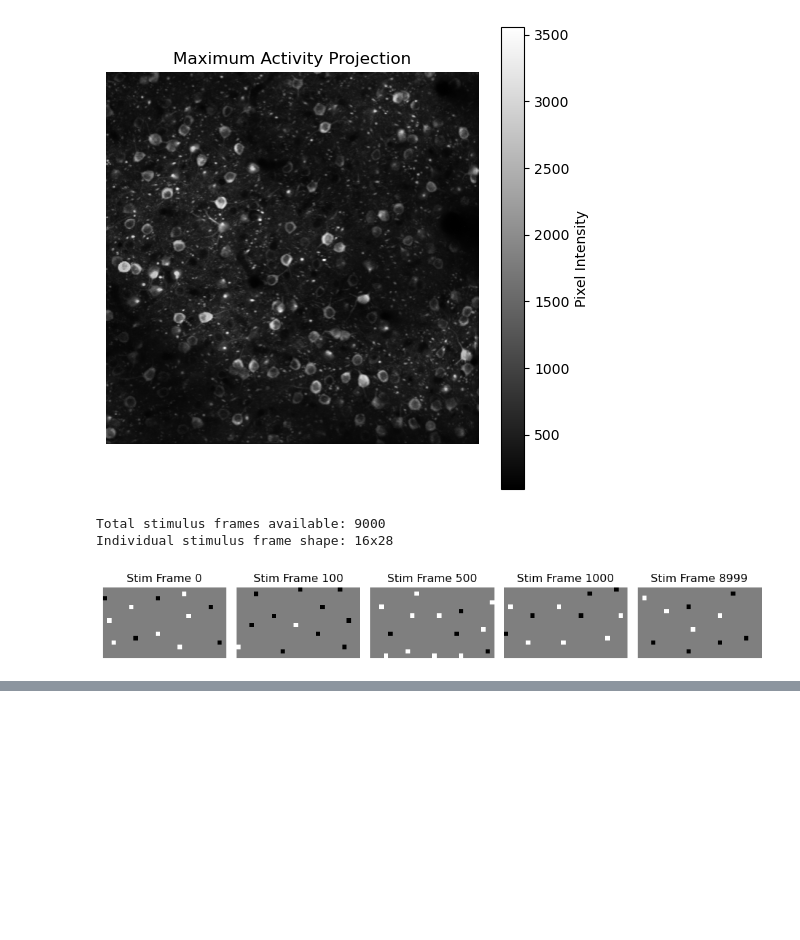
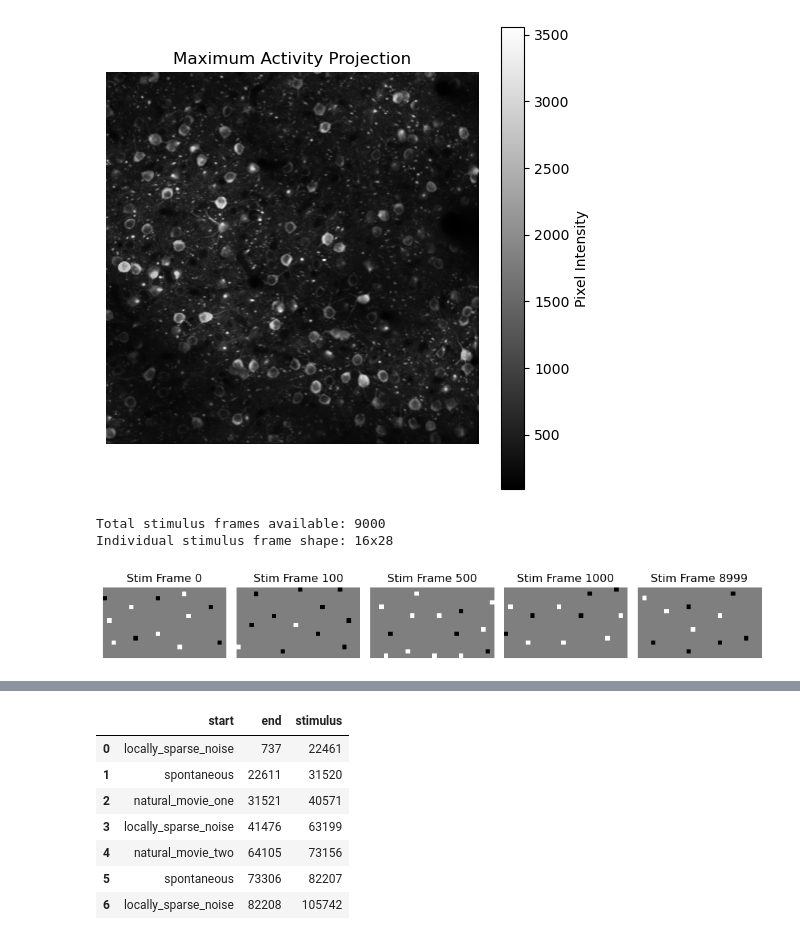
Before and after one commit to ak-andreas/nds-final-project-summer25, a Jupyter notebook: practical02.ipynb, the cells around one changed output, grey strips where cells are left out. Drawn from its saved outputs; the diff is of its cells as text; code cells hidden in the pictures; blank space fills up the shorter version.

```diff
--- a/practical02.ipynb
+++ b/practical02.ipynb
@@ -305,0 +337,11 @@ Individual stimulus frame shape: 16x28
+# %%
+data["stim_epoch_table"]
+# %% [output]
+|  | start | end | stimulus |
+| 0 | locally_sparse_noise | 737 | 22461 |
+| 1 | spontaneous | 22611 | 31520 |
+| 2 | natural_movie_one | 31521 | 40571 |
+| 3 | locally_sparse_noise | 41476 | 63199 |
+| 4 | natural_movie_two | 64105 | 73156 |
+| 5 | spontaneous | 73306 | 82207 |
+| 6 | locally_sparse_noise | 82208 | 105742 |
```
Also changed, not shown: parts of 4 cells of this notebook.
